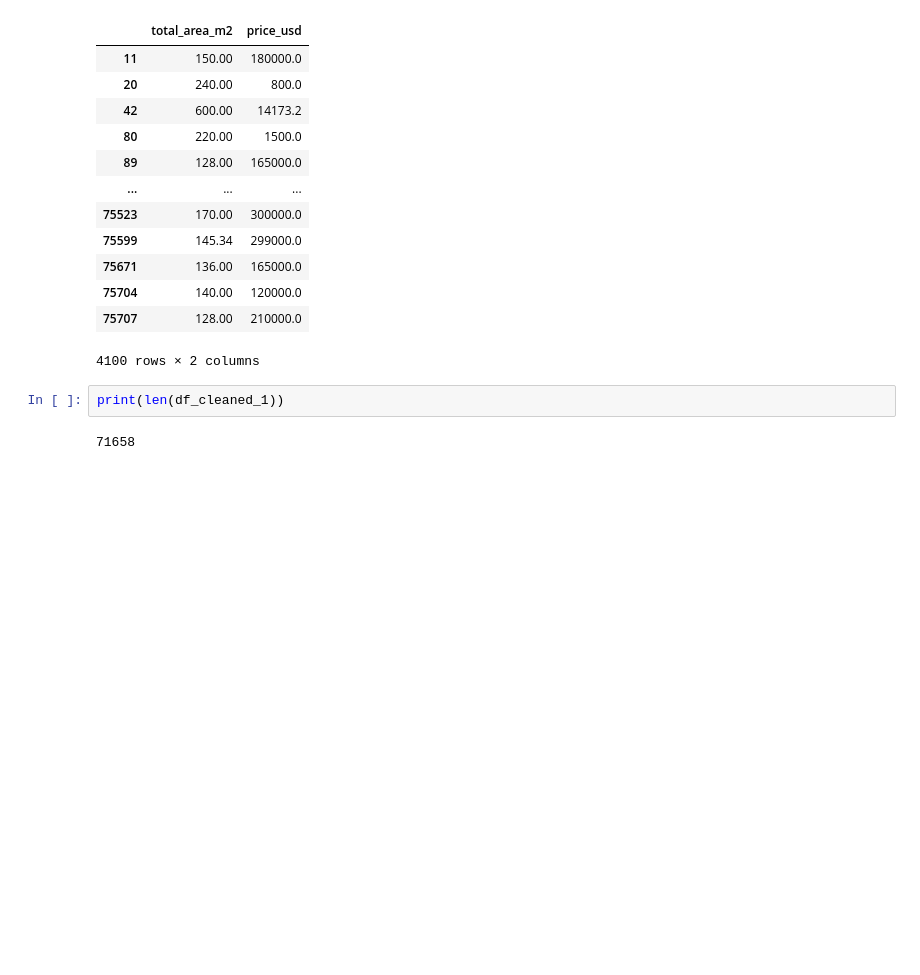
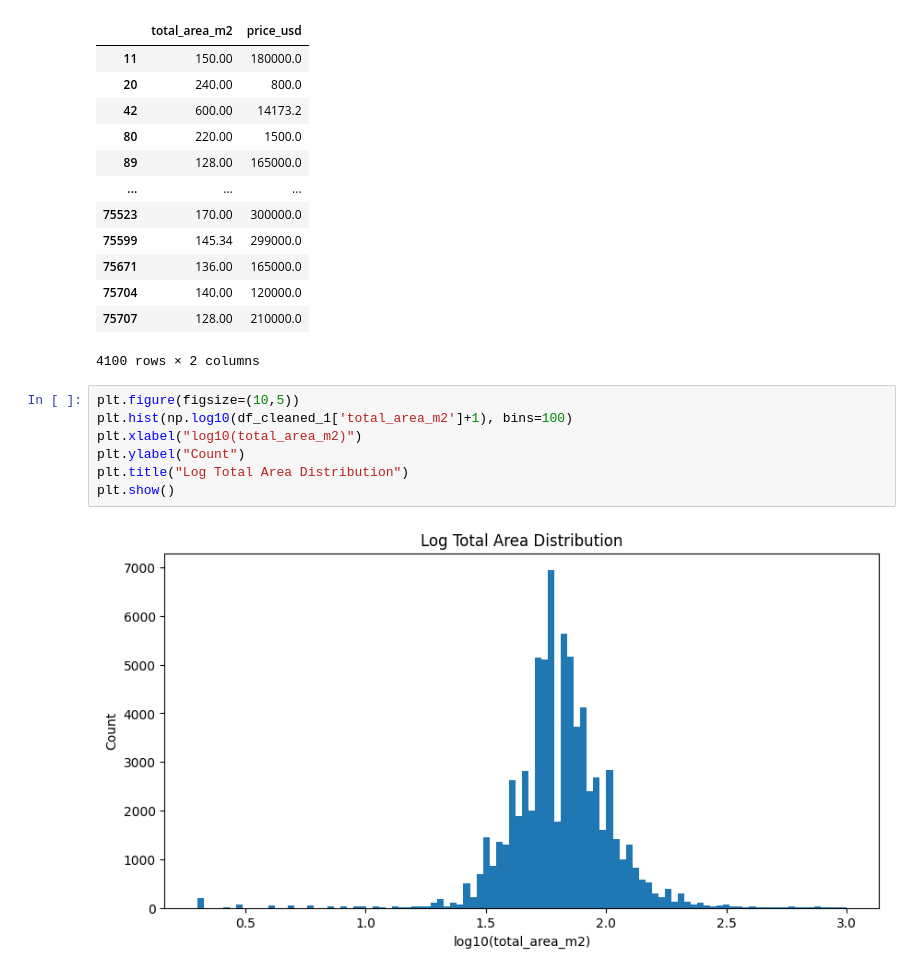
Before and after one commit to Javoh20111/Tashkent-apartment-analysis, a Jupyter notebook: notebooks/1_data_cleaning.ipynb, the cells around one changed output. Cells and saved outputs as stored; diff of their text form; blank space fills up the shorter version.

```diff
--- a/notebooks/1_data_cleaning.ipynb
+++ b/notebooks/1_data_cleaning.ipynb
@@ -685,7 +696,12 @@ df_cleaned_1.loc[df_cleaned_1['total_area_m2']>125.0, ["total_area_m2","price_us
 | 75704 | 140.00 | 120000.0 |
 | 75707 | 128.00 | 210000.0 |
 4100 rows × 2 columns
-# %%
-print(len(df_cleaned_1))
-# %% [output]
-71658
+# %%
+plt.figure(figsize=(10,5))
+plt.hist(np.log10(df_cleaned_1['total_area_m2']+1), bins=100)
+plt.xlabel("log10(total_area_m2)")
+plt.ylabel("Count")
+plt.title("Log Total Area Distribution")
+plt.show()
+# %% [output]
+[figure, added]
```
Also changed, not shown: parts of 22 cells of this notebook.
